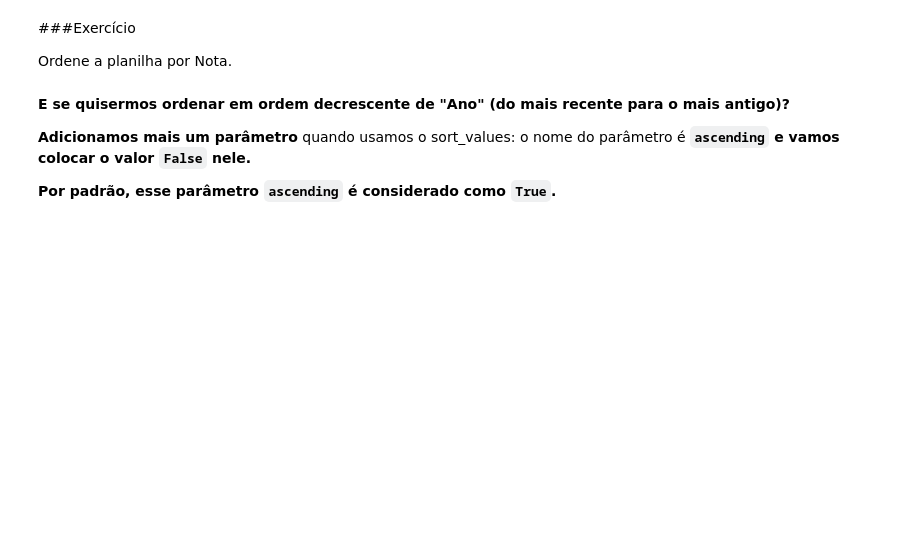
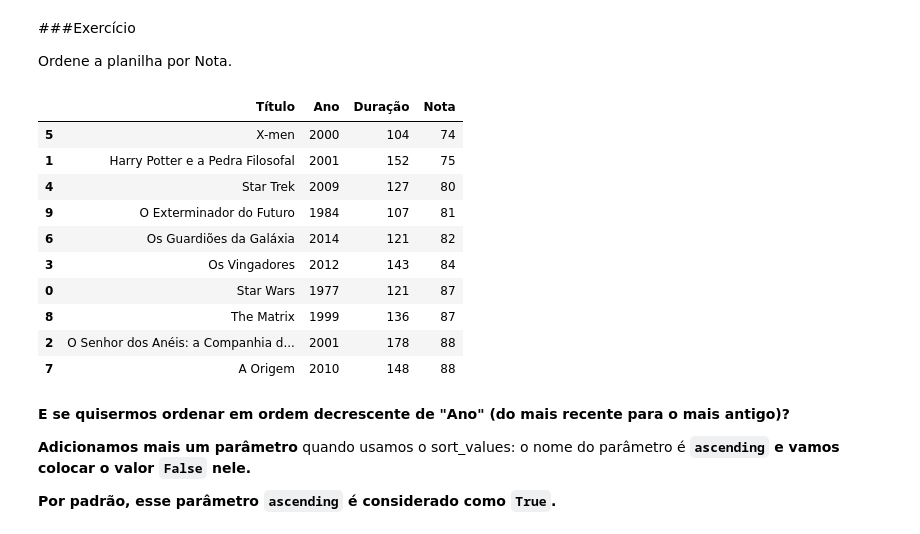
Before and after one commit to mahzze/Solucoes-notebooks-bcc, a Jupyter notebook: aulas/4_Bases_Dados_Manipulacao_Dados.ipynb, the cells around one changed output. Drawn from its saved outputs; the diff is of its cells as text; code cells hidden in the pictures; blank space fills up the shorter version.

```diff
--- a/aulas/4_Bases_Dados_Manipulacao_Dados.ipynb
+++ b/aulas/4_Bases_Dados_Manipulacao_Dados.ipynb
@@ -212,6 +284,19 @@ df.sort_values(by="Ano")
 Ordene a planilha por Nota.
 # %%
 # Sua resposta
+df.sort_values(by="Nota")
+# %% [output]
+|  | Título | Ano | Duração | Nota |
+| 5 | X-men | 2000 | 104 | 74 |
+| 1 | Harry Potter e a Pedra Filosofal | 2001 | 152 | 75 |
+| 4 | Star Trek | 2009 | 127 | 80 |
+| 9 | O Exterminador do Futuro | 1984 | 107 | 81 |
+| 6 | Os Guardiões da Galáxia | 2014 | 121 | 82 |
+| 3 | Os Vingadores | 2012 | 143 | 84 |
+| 0 | Star Wars | 1977 | 121 | 87 |
+| 8 | The Matrix | 1999 | 136 | 87 |
+| 2 | O Senhor dos Anéis: a Companhia d... | 2001 | 178 | 88 |
+| 7 | A Origem | 2010 | 148 | 88 |
 # %% [markdown]
 **E se quisermos ordenar em ordem decrescente de "Ano" (do mais recente para o mais antigo)?**
 
```
Also changed, not shown: parts of 42 cells of this notebook.
